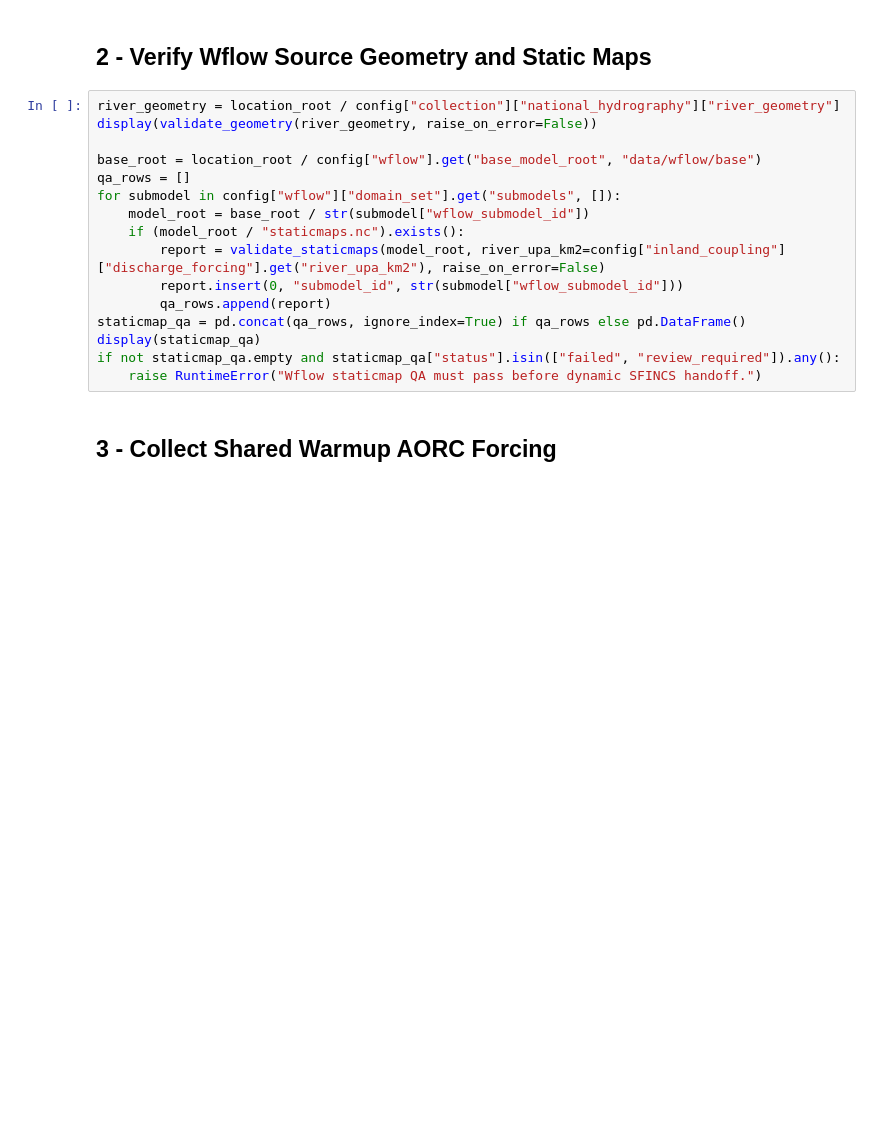
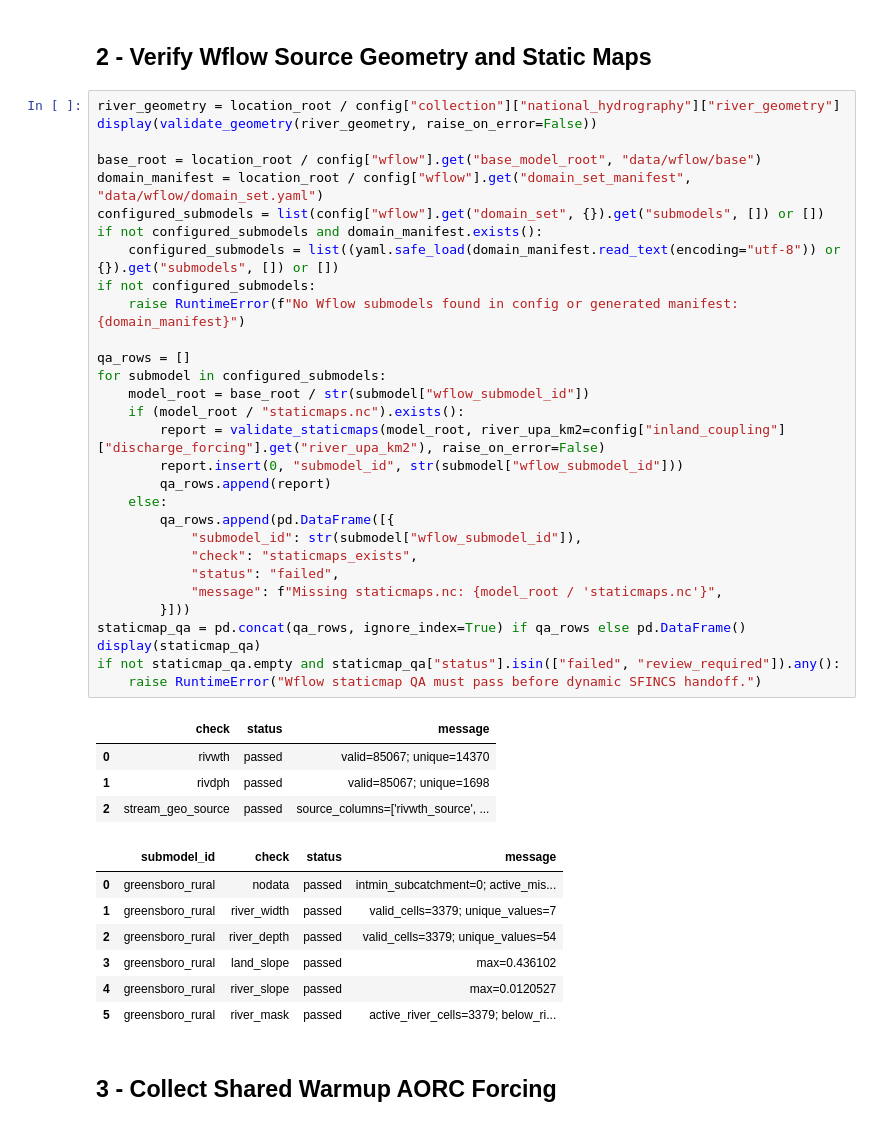
Before and after one commit to SusuXu-s-Lab/Flood-RM, a Jupyter notebook: locations/greensboro/02_flood/04/b_prepare_wflow_dynamic_handoff.ipynb, the cells around one changed output. Cells and saved outputs as stored; diff of their text form; blank space fills up the shorter version.

```diff
--- a/locations/greensboro/02_flood/04/b_prepare_wflow_dynamic_handoff.ipynb
+++ b/locations/greensboro/02_flood/04/b_prepare_wflow_dynamic_handoff.ipynb
@@ -80,19 +109,45 @@ rerun = True
 # %%
 river_geometry = location_root / config["collection"]["national_hydrography"]["river_geometry"]
 display(validate_geometry(river_geometry, raise_on_error=False))
 
 base_root = location_root / config["wflow"].get("base_model_root", "data/wflow/base")
+domain_manifest = location_root / config["wflow"].get("domain_set_manifest", "data/wflow/domain_set.yaml")
+configured_submodels = list(config["wflow"].get("domain_set", {}).get("submodels", []) or [])
+if not configured_submodels and domain_manifest.exists():
+    configured_submodels = list((yaml.safe_load(domain_manifest.read_text(encoding="utf-8")) or {}).get("submodels", []) or [])
+if not configured_submodels:
+    raise RuntimeError(f"No Wflow submodels found in config or generated manifest: {domain_manifest}")
+
 qa_rows = []
-for submodel in config["wflow"]["domain_set"].get("submodels", []):
+for submodel in configured_submodels:
     model_root = base_root / str(submodel["wflow_submodel_id"])
     if (model_root / "staticmaps.nc").exists():
         report = validate_staticmaps(model_root, river_upa_km2=config["inland_coupling"]["discharge_forcing"].get("river_upa_km2"), raise_on_error=False)
         report.insert(0, "submodel_id", str(submodel["wflow_submodel_id"]))
         qa_rows.append(report)
+    else:
+        qa_rows.append(pd.DataFrame([{
+            "submodel_id": str(submodel["wflow_submodel_id"]),
+            "check": "staticmaps_exists",
+            "status": "failed",
+            "message": f"Missing staticmaps.nc: {model_root / 'staticmaps.nc'}",
+        }]))
 staticmap_qa = pd.concat(qa_rows, ignore_index=True) if qa_rows else pd.DataFrame()
 display(staticmap_qa)
 if not staticmap_qa.empty and staticmap_qa["status"].isin(["failed", "review_required"]).any():
     raise RuntimeError("Wflow staticmap QA must pass before dynamic SFINCS handoff.")
+# %% [output]
+|  | check | status | message |
+| 0 | rivwth | passed | valid=85067; unique=14370 |
+| 1 | rivdph | passed | valid=85067; unique=1698 |
+| 2 | stream_geo_source | passed | source_columns=['rivwth_source', ... |
+|  | submodel_id | check | status | message |
+| 0 | greensboro_rural | nodata | passed | intmin_subcatchment=0; active_mis... |
+| 1 | greensboro_rural | river_width | passed | valid_cells=3379; unique_values=7 |
+| 2 | greensboro_rural | river_depth | passed | valid_cells=3379; unique_values=54 |
+| 3 | greensboro_rural | land_slope | passed | max=0.436102 |
+| 4 | greensboro_rural | river_slope | passed | max=0.0120527 |
+| 5 | greensboro_rural | river_mask | passed | active_river_cells=3379; below_ri... |
 # %% [markdown]
 ## 3 - Collect Shared Warmup AORC Forcing
 # %%
```
Also changed, not shown: parts of 6 cells of this notebook, 10 other files.
